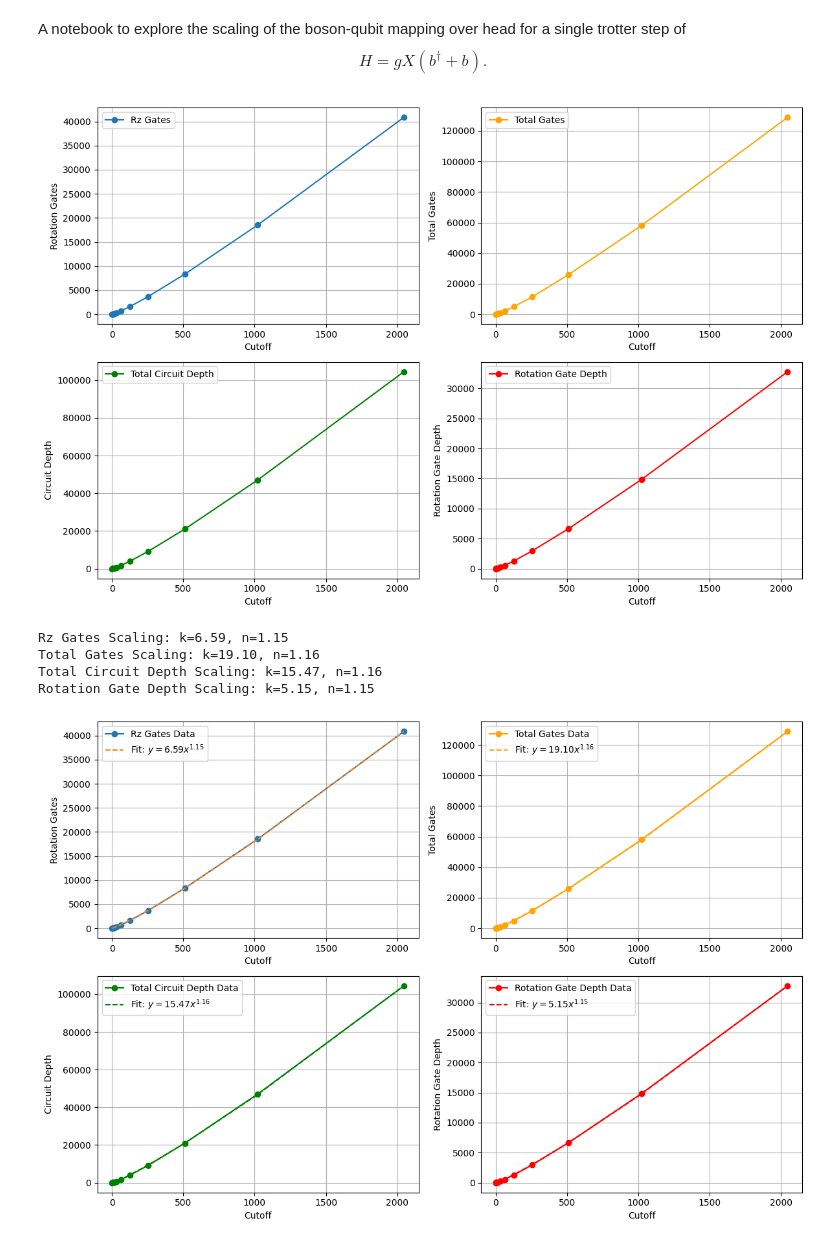
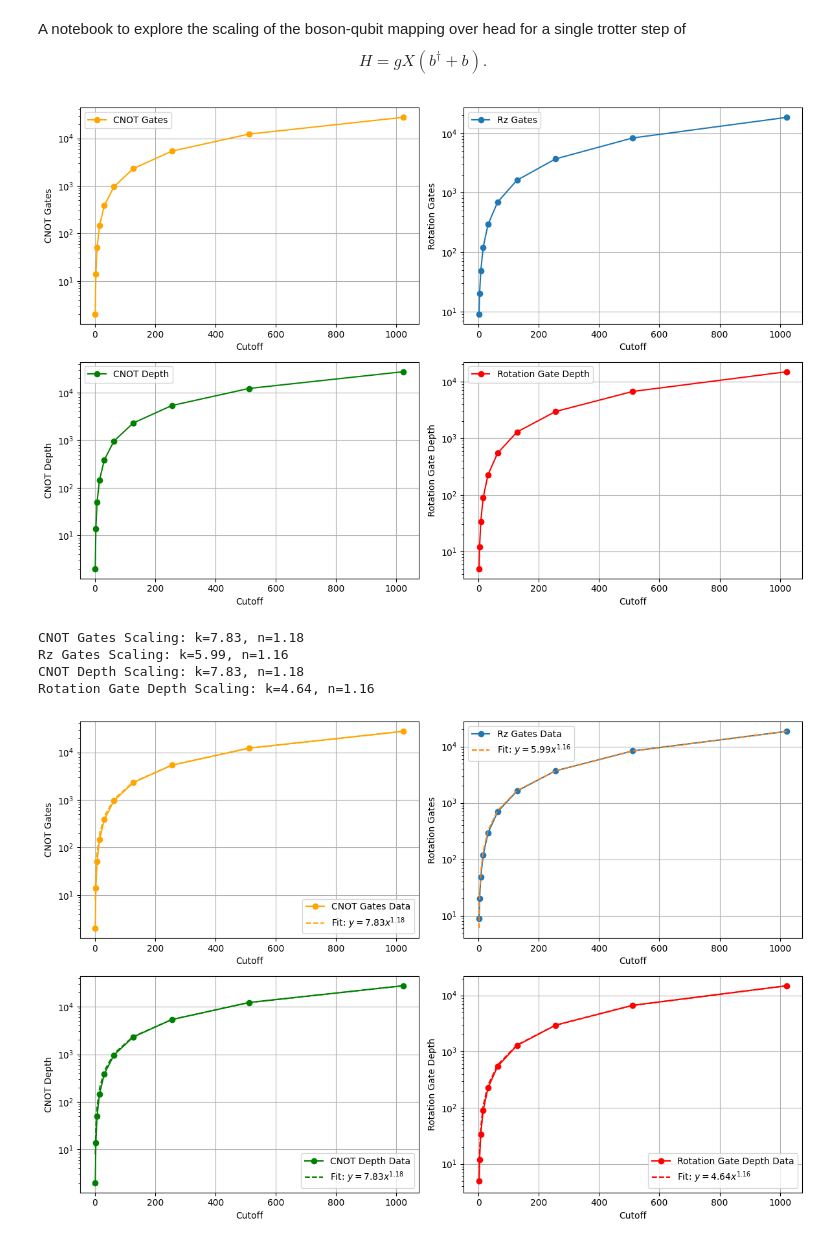
Before and after one commit to samgodwood/bosonic-qiskit, a Jupyter notebook: playground/Rabi_Model/Scaling.ipynb, the cells around one changed output. Saved outputs shown, nothing was run; the diff lists cells and outputs as text; code cells hidden in the pictures.

Commit message:
Log plot

```diff
--- a/playground/Rabi_Model/Scaling.ipynb
+++ b/playground/Rabi_Model/Scaling.ipynb
@@ -97,11 +97,13 @@ def analyze_circuit(circuit, backend=GenericBackendV2(3)):
     gate_counts = transpiled_circuit.count_ops()
     total_depth = transpiled_circuit.depth()
     rz_depth = transpiled_circuit.depth(lambda instr: instr.operation.name == 'rz')
+    cnot_depth = transpiled_circuit.depth(lambda instr: instr.operation.name == 'cx')
 
     return {
         "gate_counts": gate_counts,
         "total_depth": total_depth,
-        "rz_depth": rz_depth
+        "rz_depth": rz_depth,
+        "cnot_depth": cnot_depth
     }
 
 
@@ -132,27 +134,31 @@ def simulate_system(n_max, final_time=1):
     return analysis_results
 # %%
 # Define the cutoffs
-cutoffs = [2**n - 1 for n in range(1, 12)]
+cutoffs = [2**n - 1 for n in range(1, 11)]
 
 # Initialize lists to store results
 rz_gates = []
+cnot_gates = []
 total_gates = []
 total_depths = []
 rotation_gate_depths = []
+cnot_gate_depths = []
 
 # Simulate the system for each cutoff and collect results
 for cutoff in cutoffs:
     results = simulate_system(cutoff)
     rz_gates.append(results["gate_counts"].get('rz', 0))
+    cnot_gates.append(results["gate_counts"].get('cx', 0))
     total_gates.append(sum(results["gate_counts"].values()))
     total_depths.append(results["total_depth"])
     rotation_gate_depths.append(results["rz_depth"])
+    cnot_gate_depths.append(results["cnot_depth"])
 # %%
 # Plot labels and data
 plots = [
+    {"y": cnot_gates, "label": "CNOT Gates", "color": "orange", "ylabel": "CNOT Gates"},
     {"y": rz_gates, "label": "Rz Gates", "color": None, "ylabel": "Rotation Gates"},
-    {"y": total_gates, "label": "Total Gates", "color": "orange", "ylabel": "Total Gates"},
-    {"y": total_depths, "label": "Total Circuit Depth", "color": "green", "ylabel": "Circuit Depth"},
+    {"y": cnot_gate_depths, "label": "CNOT Depth", "color": "green", "ylabel": "CNOT Depth"},
     {"y": rotation_gate_depths, "label": "Rotation Gate Depth", "color": "red", "ylabel": "Rotation Gate Depth"},
 ]
 
@@ -161,7 +167,7 @@ plt.figure(figsize=(12, 8))
 for i, plot in enumerate(plots, 1):
     plt.subplot(2, 2, i)
     plt.plot(cutoffs, plot["y"], marker='o', label=plot["label"], color=plot["color"])
-    # plt.yscale('log')  # Set log scale
+    plt.yscale('log')  # Set log scale
     plt.xlabel("Cutoff")
     plt.ylabel(plot["ylabel"])
     plt.grid()
@@ -171,7 +177,7 @@ for i, plot in enumerate(plots, 1):
 plt.tight_layout()
 plt.show()
 # %% [output]
-[figure, old version]
+[figure, new version]
 # %%
 from scipy.optimize import curve_fit
 
@@ -179,35 +185,37 @@ from scipy.optimize import curve_fit
 def power_law(x, k, n):
     return k * x**n
 
 # Create subplots
 plt.figure(figsize=(12, 8))
 
 for i, plot in enumerate(plots, 1):
     y_data = plot["y"]
 
     # Perform curve fitting
     params, _ = curve_fit(power_law, cutoffs, y_data)
     k, n = params
 
     # Print scaling parameters for each dataset
     print(f"{plot['label']} Scaling: k={k:.2f}, n={n:.2f}")
 
     # Plot original data and fit
     plt.subplot(2, 2, i)
     plt.plot(cutoffs, y_data, 'o-', label=f"{plot['label']} Data", color=plot["color"])
     plt.plot(cutoffs, power_law(cutoffs, *params), '--',
          label=f"Fit: $y = {k:.2f}x^{{{n:.2f}}}$", color=plot["color"])
+    plt.yscale('log')  # Set log scale
+
     plt.xlabel("Cutoff")
     plt.ylabel(plot["ylabel"])
     plt.grid()
     plt.legend()
 
 # Adjust layout and show the plots
 plt.tight_layout()
 plt.show()
 # %% [output]
-Rz Gates Scaling: k=6.59, n=1.15
-Total Gates Scaling: k=19.10, n=1.16
-Total Circuit Depth Scaling: k=15.47, n=1.16
-Rotation Gate Depth Scaling: k=5.15, n=1.15
+CNOT Gates Scaling: k=7.83, n=1.18
+Rz Gates Scaling: k=5.99, n=1.16
+CNOT Depth Scaling: k=7.83, n=1.18
+Rotation Gate Depth Scaling: k=4.64, n=1.16
-[figure, old version]
+[figure, new version]
```
